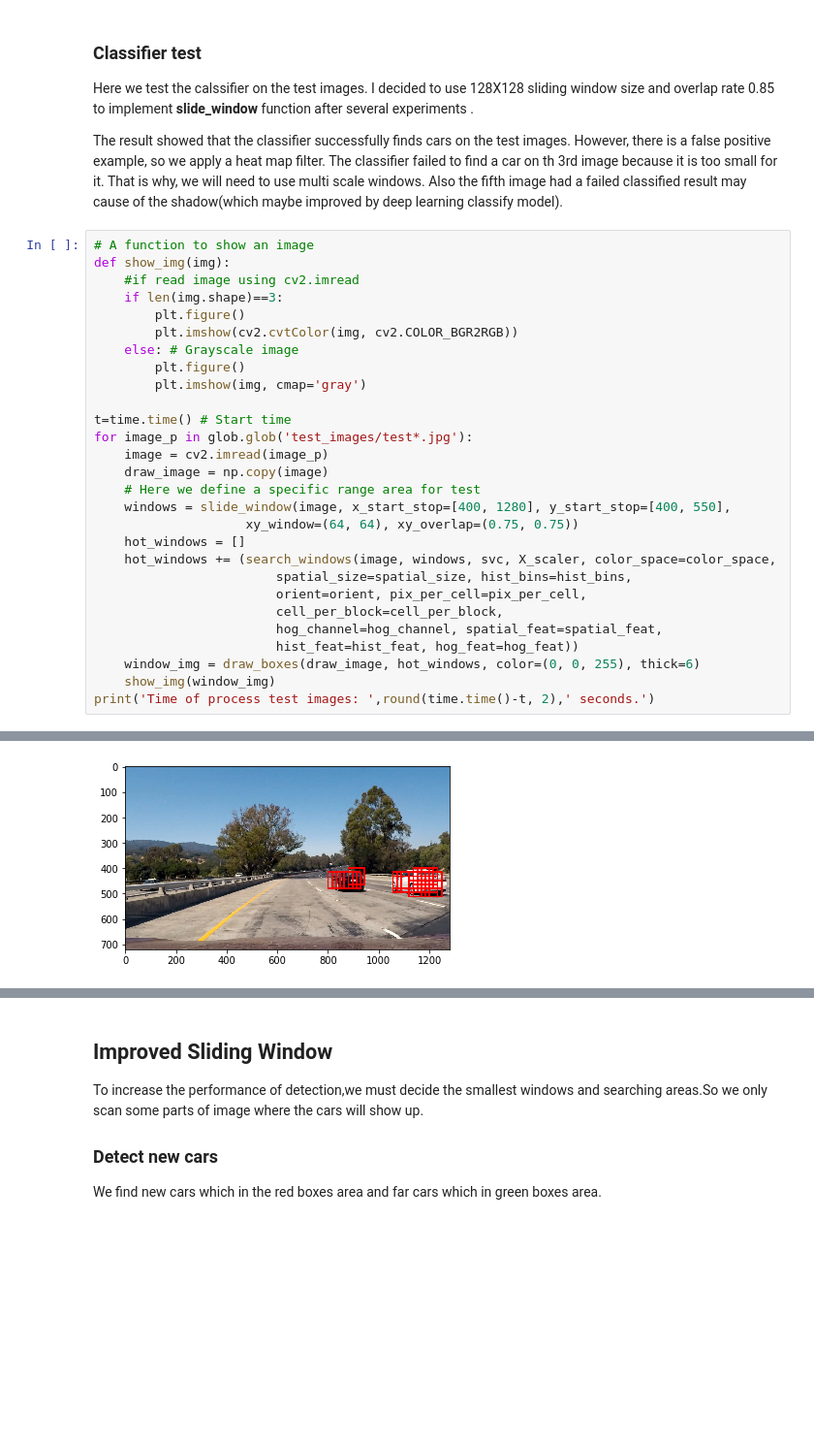
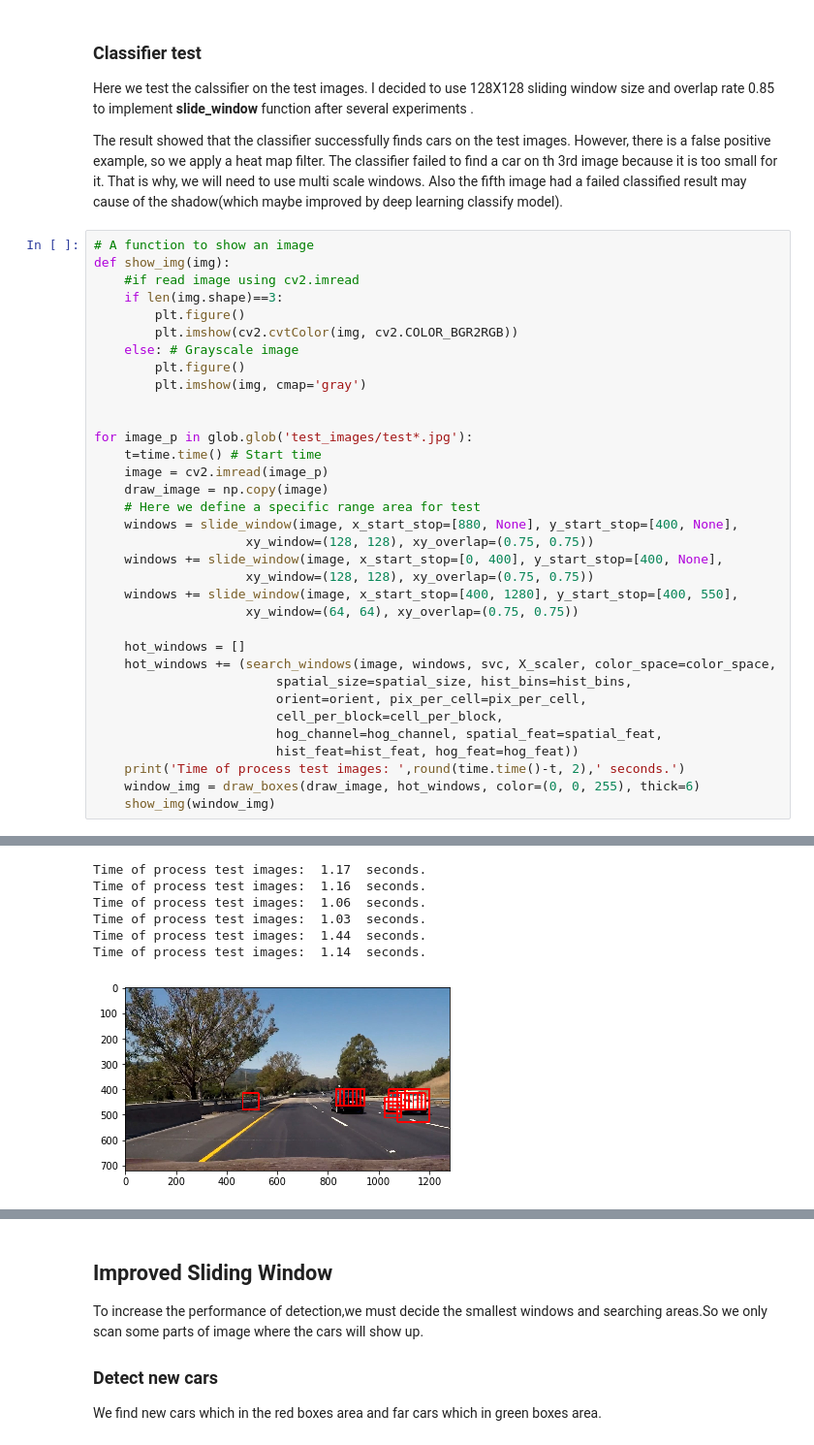
Before and after one commit to wuqianliang/ND013, a Jupyter notebook: Vehicle Detection and Tracking/Vehicle_Detection_and_Tracking.ipynb, the cells around one changed output, grey strips where cells are left out. Shown at 97% size. Drawn from its saved outputs; the diff is of its cells as text; blank space fills up the shorter version.

```diff
--- a/Vehicle Detection and Tracking/Vehicle_Detection_and_Tracking.ipynb
+++ b/Vehicle Detection and Tracking/Vehicle_Detection_and_Tracking.ipynb
@@ -479,13 +480,19 @@ def show_img(img):
         plt.figure()
         plt.imshow(img, cmap='gray')
 
-t=time.time() # Start time
+
 for image_p in glob.glob('test_images/test*.jpg'):
+    t=time.time() # Start time
     image = cv2.imread(image_p)
     draw_image = np.copy(image)
     # Here we define a specific range area for test
-    windows = slide_window(image, x_start_stop=[400, 1280], y_start_stop=[400, 550],
+    windows = slide_window(image, x_start_stop=[880, None], y_start_stop=[400, None],
+                    xy_window=(128, 128), xy_overlap=(0.75, 0.75))
+    windows += slide_window(image, x_start_stop=[0, 400], y_start_stop=[400, None],
+                    xy_window=(128, 128), xy_overlap=(0.75, 0.75))
+    windows += slide_window(image, x_start_stop=[400, 1280], y_start_stop=[400, 550],
                     xy_window=(64, 64), xy_overlap=(0.75, 0.75))
+
     hot_windows = []
     hot_windows += (search_windows(image, windows, svc, X_scaler, color_space=color_space,
                         spatial_size=spatial_size, hist_bins=hist_bins,
@@ -493,7 +500,7 @@ for image_p in glob.glob('test_images/test*.jpg'):
                         cell_per_block=cell_per_block,
                         hog_channel=hog_channel, spatial_feat=spatial_feat,
                         hist_feat=hist_feat, hog_feat=hog_feat))
+    print('Time of process test images: ',round(time.time()-t, 2),' seconds.')
     window_img = draw_boxes(draw_image, hot_windows, color=(0, 0, 255), thick=6)
     show_img(window_img)
-print('Time of process test images: ',round(time.time()-t, 2),' seconds.')
 # %% [output]
@@ -501 +509,7 @@ Time of process test images:  4.75  seconds.
+Time of process test images:  1.17  seconds.
+Time of process test images:  1.16  seconds.
+Time of process test images:  1.06  seconds.
+Time of process test images:  1.03  seconds.
+Time of process test images:  1.44  seconds.
+Time of process test images:  1.14  seconds.
-[figure, old version]
+[figure, new version]
```
Also changed, not shown: parts of 11 cells of this notebook.
